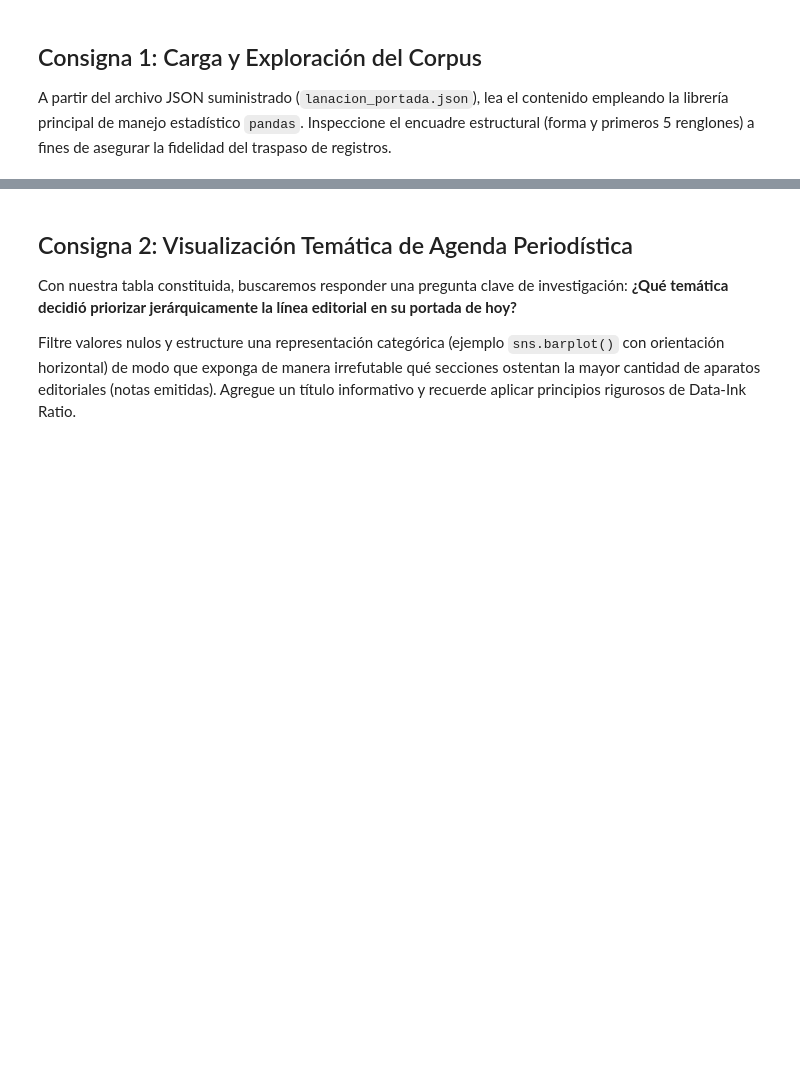
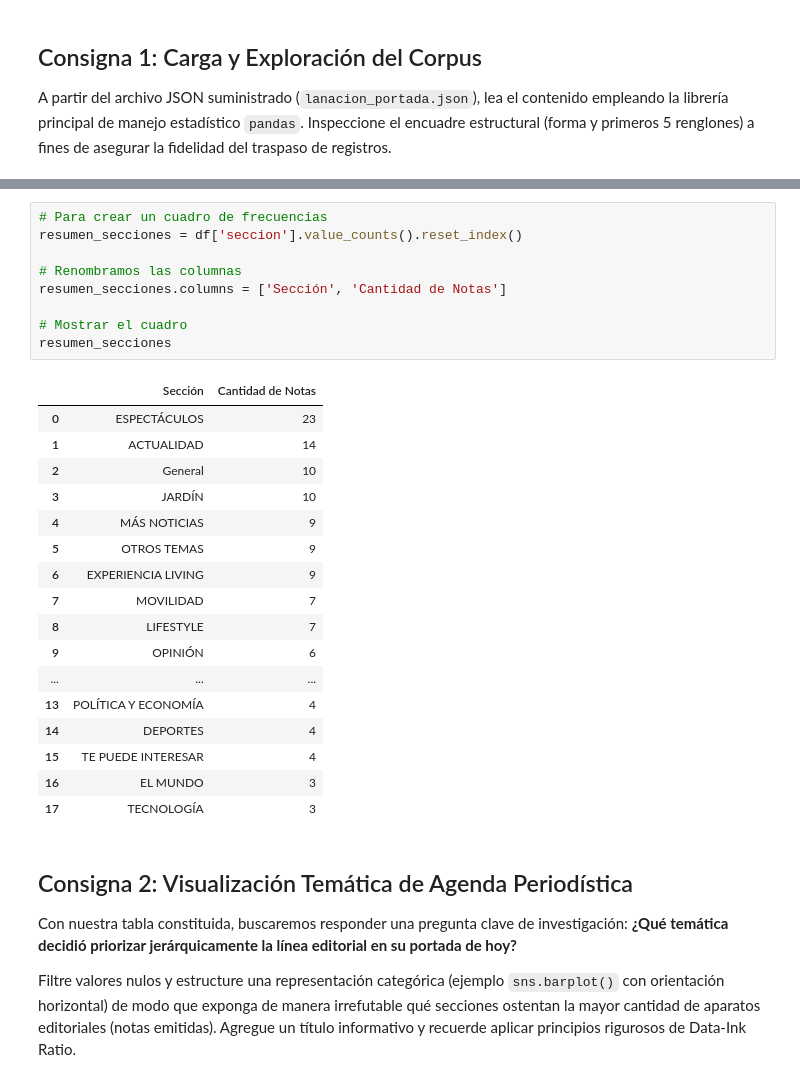
Before and after one commit to Carlos-Estigarribia/estigarribia-carlos-pln-1c-2026, a Jupyter notebook: 004/003 - LAB/009_Proyecto_Final_Agenda_Medios.ipynb, the cells around one changed output, grey strips where cells are left out. Cells and saved outputs as stored; diff of their text form; blank space fills up the shorter version.

```diff
--- a/004/003 - LAB/009_Proyecto_Final_Agenda_Medios.ipynb
+++ b/004/003 - LAB/009_Proyecto_Final_Agenda_Medios.ipynb
@@ -15,3 +58,30 @@ A partir del archivo JSON suministrado (`lanacion_portada.json`), lea el conteni
+# %%
+# Para crear un cuadro de frecuencias
+resumen_secciones = df['seccion'].value_counts().reset_index()
+
+# Renombramos las columnas
+resumen_secciones.columns = ['Sección', 'Cantidad de Notas']
+
+# Mostrar el cuadro
+resumen_secciones
+# %% [output]
+|  | Sección | Cantidad de Notas |
+| 0 | ESPECTÁCULOS | 23 |
+| 1 | ACTUALIDAD | 14 |
+| 2 | General | 10 |
+| 3 | JARDÍN | 10 |
+| 4 | MÁS NOTICIAS | 9 |
+| 5 | OTROS TEMAS | 9 |
+| 6 | EXPERIENCIA LIVING | 9 |
+| 7 | MOVILIDAD | 7 |
+| 8 | LIFESTYLE | 7 |
+| 9 | OPINIÓN | 6 |
+| ... | ... | ... |
+| 13 | POLÍTICA Y ECONOMÍA | 4 |
+| 14 | DEPORTES | 4 |
+| 15 | TE PUEDE INTERESAR | 4 |
+| 16 | EL MUNDO | 3 |
+| 17 | TECNOLOGÍA | 3 |
 # %% [markdown]
 ## Consigna 2: Visualización Temática de Agenda Periodística
 
```
Also changed, not shown: parts of 14 cells of this notebook, 3 other files.
